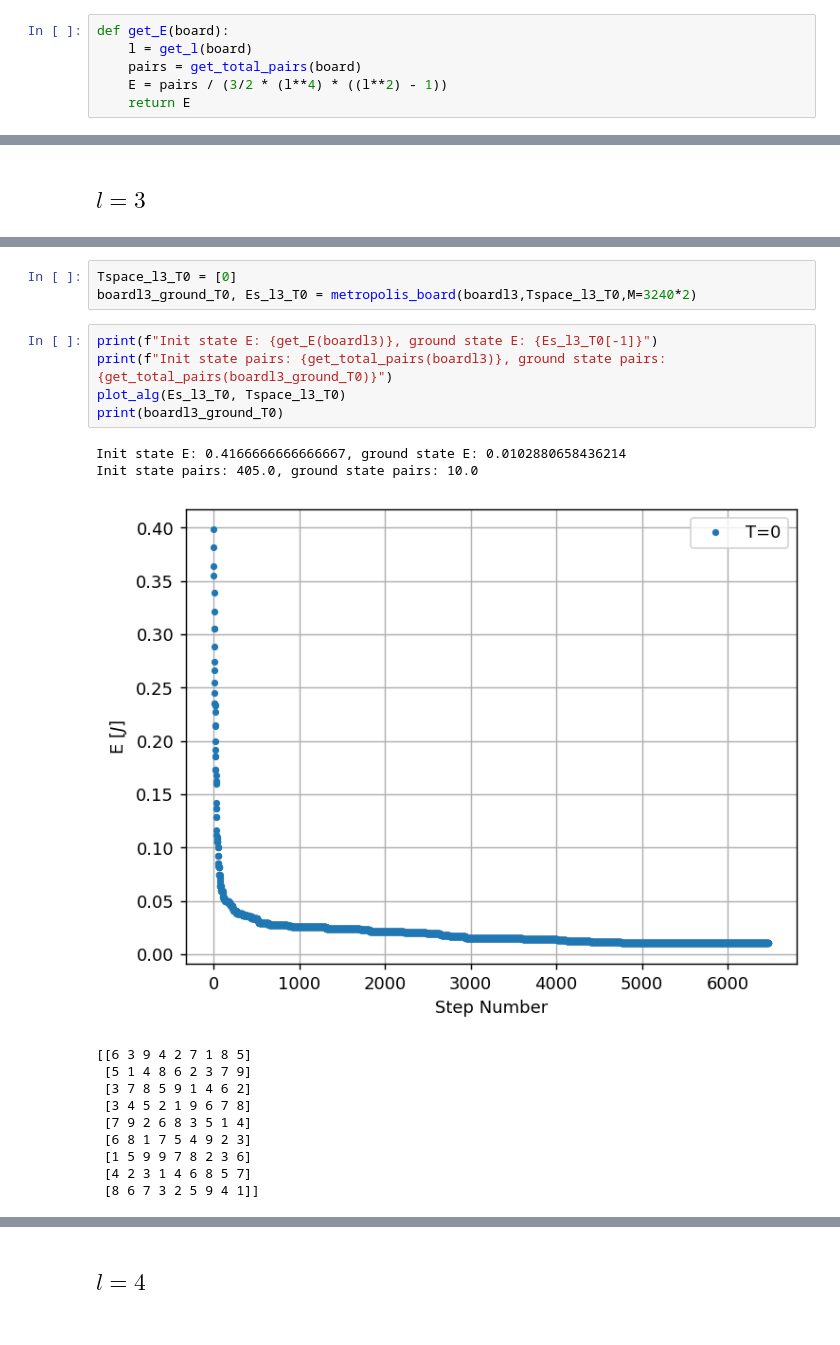
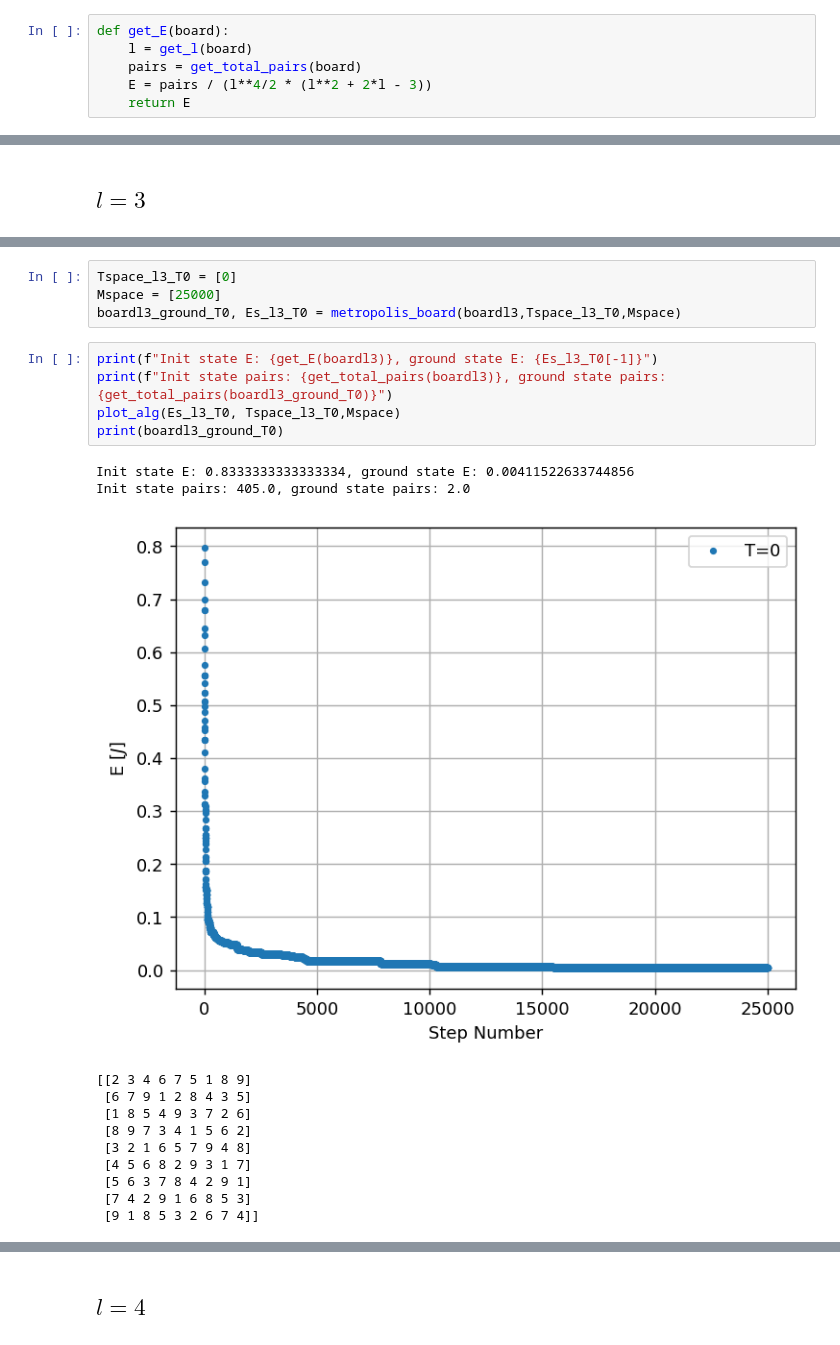
Before and after one commit to FlipperCoin/stat-mech-2, a Jupyter notebook: hw1/hw1.ipynb, the cells around one changed output, grey strips where cells are left out. Drawn from its saved outputs; the diff is of its cells as text.

```diff
--- a/hw1/hw1.ipynb
+++ b/hw1/hw1.ipynb
@@ -27,7 +27,7 @@ def get_total_pairs(board):
 def get_E(board):
     l = get_l(board)
     pairs = get_total_pairs(board)
-    E = pairs / (3/2 * (l**4) * ((l**2) - 1))
+    E = pairs / (l**4/2 * (l**2 + 2*l - 3))
     return E
 # %%
 def get_pairs_from_E(E,l):
@@ -157,23 +176,24 @@ print(get_total_pairs(boardl3))
 405.0
 # %%
 Tspace_l3_T0 = [0]
-boardl3_ground_T0, Es_l3_T0 = metropolis_board(boardl3,Tspace_l3_T0,M=3240*2)
+Mspace = [25000]
+boardl3_ground_T0, Es_l3_T0 = metropolis_board(boardl3,Tspace_l3_T0,Mspace)
 # %%
 print(f"Init state E: {get_E(boardl3)}, ground state E: {Es_l3_T0[-1]}")
 print(f"Init state pairs: {get_total_pairs(boardl3)}, ground state pairs: {get_total_pairs(boardl3_ground_T0)}")
-plot_alg(Es_l3_T0, Tspace_l3_T0)
+plot_alg(Es_l3_T0, Tspace_l3_T0,Mspace)
 print(boardl3_ground_T0)
 # %% [output]
-Init state E: 0.4166666666666667, ground state E: 0.0102880658436214
-Init state pairs: 405.0, ground state pairs: 10.0
+Init state E: 0.8333333333333334, ground state E: 0.00411522633744856
+Init state pairs: 405.0, ground state pairs: 2.0
-[figure, old version]
+[figure, new version]
-[[6 3 9 4 2 7 1 8 5]
- [5 1 4 8 6 2 3 7 9]
- [3 7 8 5 9 1 4 6 2]
- [3 4 5 2 1 9 6 7 8]
- [7 9 2 6 8 3 5 1 4]
- [6 8 1 7 5 4 9 2 3]
- [1 5 9 9 7 8 2 3 6]
- [4 2 3 1 4 6 8 5 7]
- [8 6 7 3 2 5 9 4 1]]
+[[2 3 4 6 7 5 1 8 9]
+ [6 7 9 1 2 8 4 3 5]
+ [1 8 5 4 9 3 7 2 6]
+ [8 9 7 3 4 1 5 6 2]
+ [3 2 1 6 5 7 9 4 8]
+ [4 5 6 8 2 9 3 1 7]
+ [5 6 3 7 8 4 2 9 1]
+ [7 4 2 9 1 6 8 5 3]
+ [9 1 8 5 3 2 6 7 4]]
 # %%
```
Also changed, not shown: parts of 15 cells of this notebook, 1 other file.
